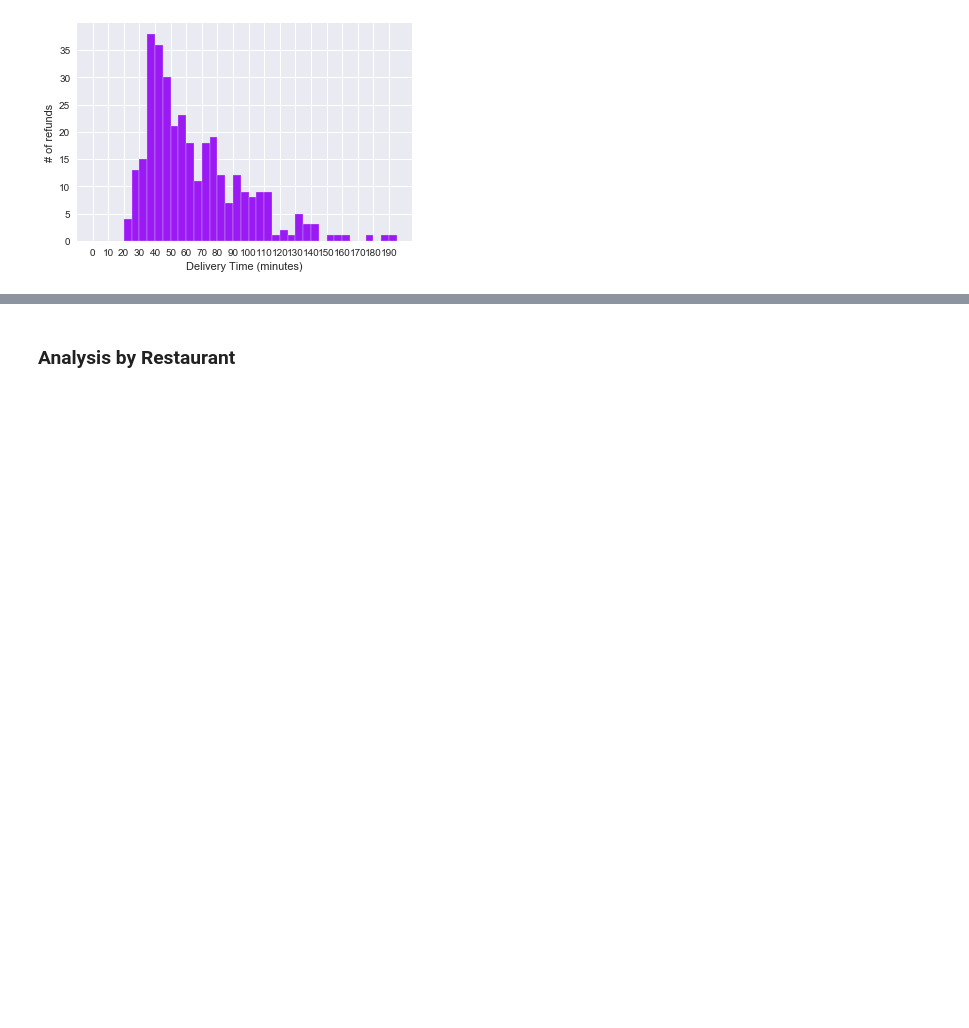
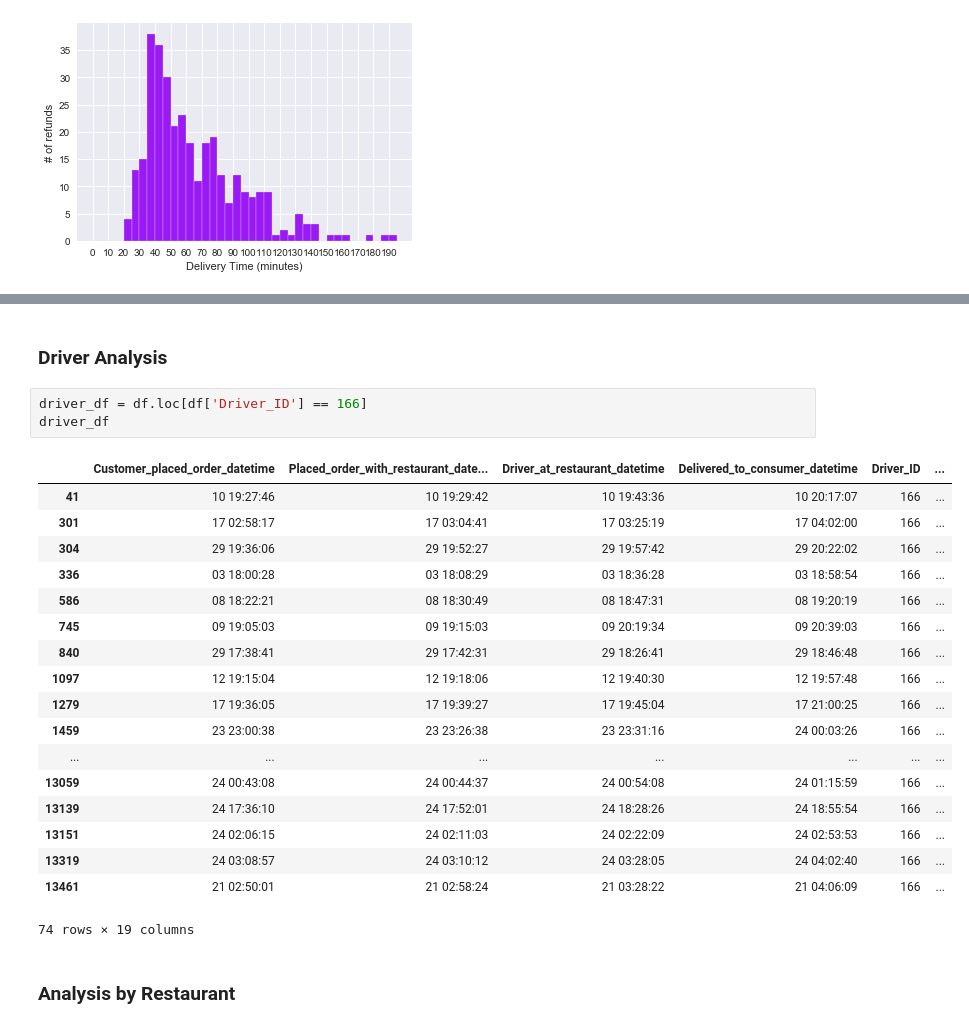
Before and after one commit to toestie/fooddelivery-dataset, a Jupyter notebook: notebooks/analysis.ipynb, the cells around one changed output, grey strips where cells are left out. Drawn from its saved outputs; the diff is of its cells as text; blank space fills up the shorter version.

```diff
--- a/notebooks/analysis.ipynb
+++ b/notebooks/analysis.ipynb
@@ -421,3 +456,27 @@ See the caveats in the documentation: http://pandas.pydata.org/pandas-docs/stabl
+# %% [markdown]
+### Driver Analysis
+# %%
+driver_df = df.loc[df['Driver_ID'] == 166]
+driver_df
+# %% [output]
+|  | Customer_placed_order_datetime | Placed_order_with_restaurant_date... | Driver_at_restaurant_datetime | Delivered_to_consumer_datetime | Driver_ID | ... |
+| 41 | 10 19:27:46 | 10 19:29:42 | 10 19:43:36 | 10 20:17:07 | 166 | ... |
+| 301 | 17 02:58:17 | 17 03:04:41 | 17 03:25:19 | 17 04:02:00 | 166 | ... |
+| 304 | 29 19:36:06 | 29 19:52:27 | 29 19:57:42 | 29 20:22:02 | 166 | ... |
+| 336 | 03 18:00:28 | 03 18:08:29 | 03 18:36:28 | 03 18:58:54 | 166 | ... |
+| 586 | 08 18:22:21 | 08 18:30:49 | 08 18:47:31 | 08 19:20:19 | 166 | ... |
+| 745 | 09 19:05:03 | 09 19:15:03 | 09 20:19:34 | 09 20:39:03 | 166 | ... |
+| 840 | 29 17:38:41 | 29 17:42:31 | 29 18:26:41 | 29 18:46:48 | 166 | ... |
+| 1097 | 12 19:15:04 | 12 19:18:06 | 12 19:40:30 | 12 19:57:48 | 166 | ... |
+| 1279 | 17 19:36:05 | 17 19:39:27 | 17 19:45:04 | 17 21:00:25 | 166 | ... |
+| 1459 | 23 23:00:38 | 23 23:26:38 | 23 23:31:16 | 24 00:03:26 | 166 | ... |
+| ... | ... | ... | ... | ... | ... | ... |
+| 13059 | 24 00:43:08 | 24 00:44:37 | 24 00:54:08 | 24 01:15:59 | 166 | ... |
+| 13139 | 24 17:36:10 | 24 17:52:01 | 24 18:28:26 | 24 18:55:54 | 166 | ... |
+| 13151 | 24 02:06:15 | 24 02:11:03 | 24 02:22:09 | 24 02:53:53 | 166 | ... |
+| 13319 | 24 03:08:57 | 24 03:10:12 | 24 03:28:05 | 24 04:02:40 | 166 | ... |
+| 13461 | 21 02:50:01 | 21 02:58:24 | 21 03:28:22 | 21 04:06:09 | 166 | ... |
+74 rows × 19 columns
 # %% [markdown]
 ### Analysis by Restaurant
 # %%
```
Also changed, not shown: parts of 5 cells of this notebook, 4 other files.
